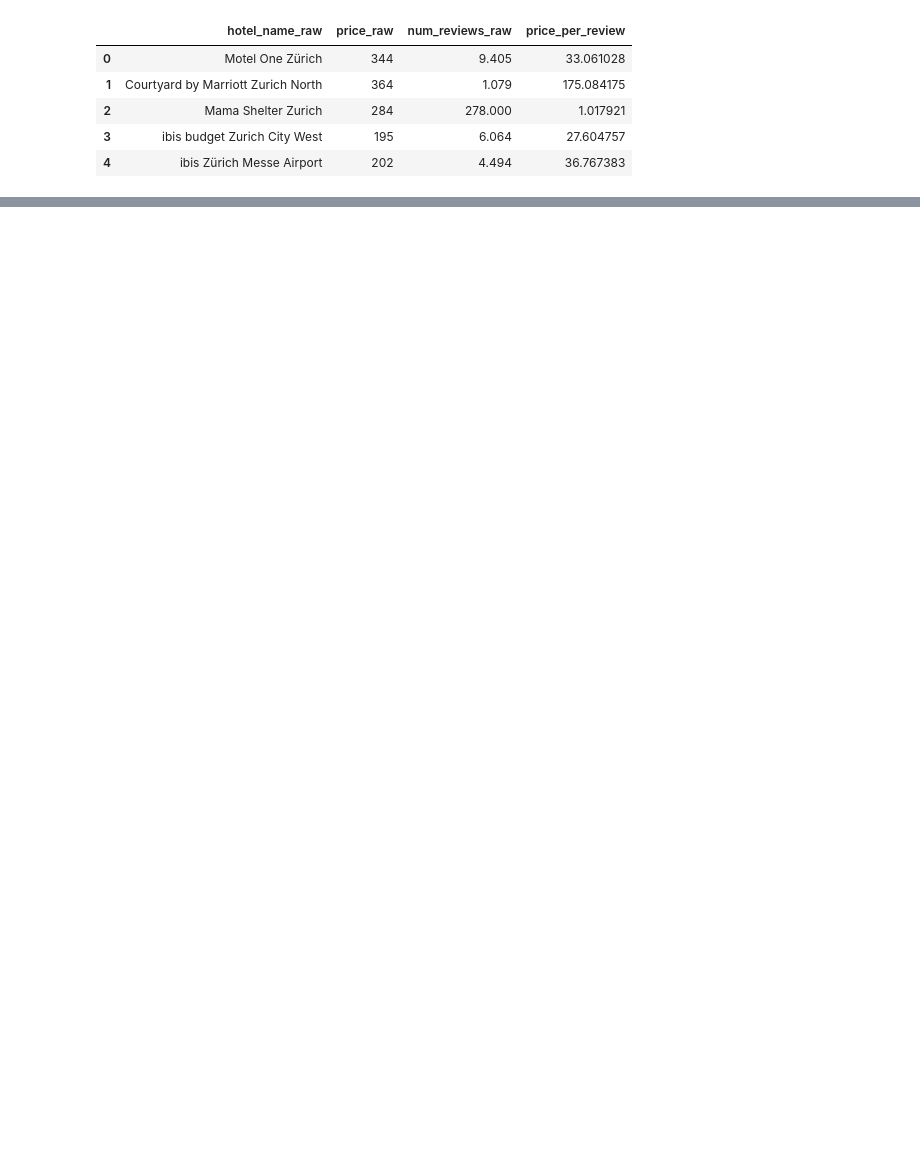
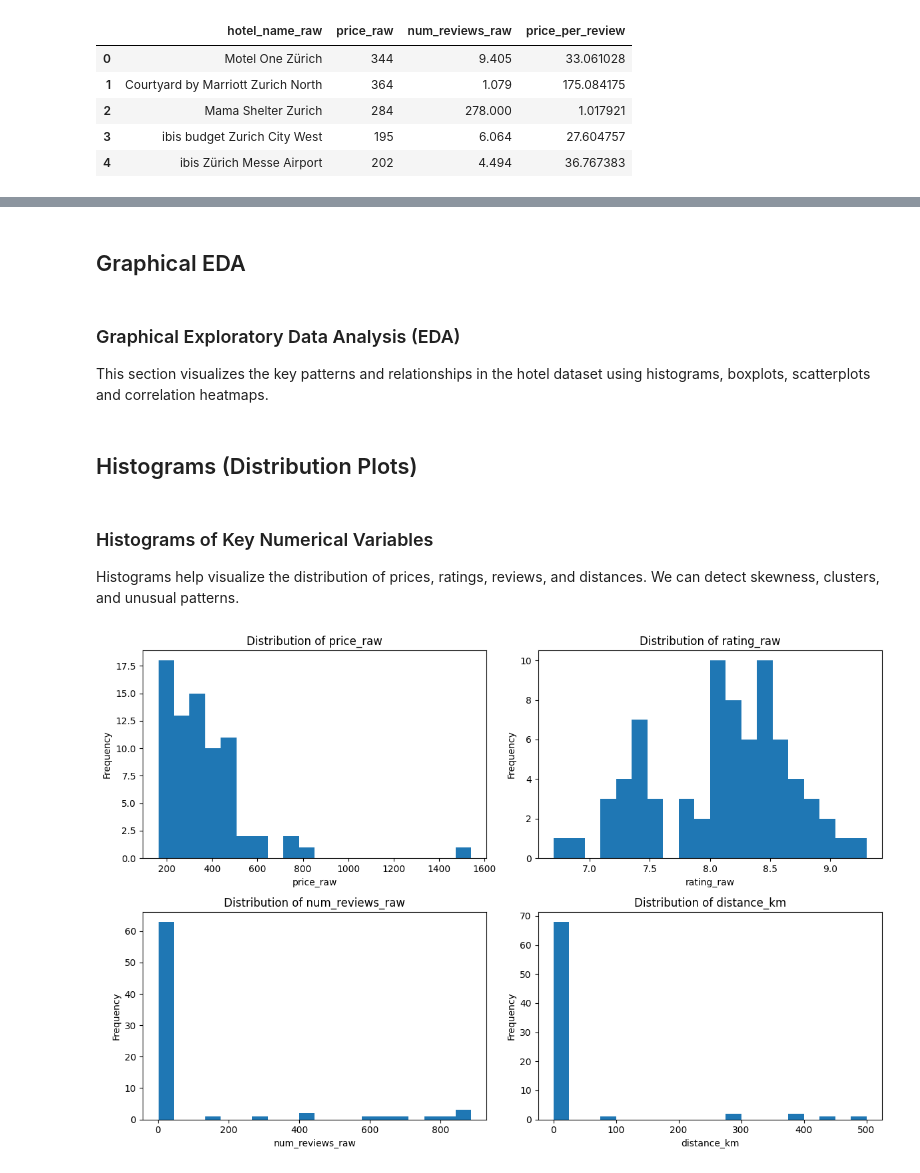
Before and after one commit to Arben-ai/data-analytics-hotelprices, a Jupyter notebook: notebooks/hotels_data_preparation.ipynb, the cells around one changed output, grey strips where cells are left out. Drawn from its saved outputs; the diff is of its cells as text; code cells hidden in the pictures; blank space fills up the shorter version.

```diff
--- a/notebooks/hotels_data_preparation.ipynb
+++ b/notebooks/hotels_data_preparation.ipynb
@@ -74,0 +87,17 @@ df[['hotel_name_raw', 'price_raw', 'num_reviews_raw', 'price_per_review']].head(
+# %%
+# Enrich the data: extract distance in kilometers and estimate walking time in minutes
+
+# Extract numeric distance values (replace commas with dots for decimal conversion)
+df['distance_km'] = (
+    df['distance_raw']
+    .astype(str)
+    .str.extract(r'([\d,]+)')[0]
+    .str.replace(',', '.', regex=False)
+    .astype(float)
+)
+
+# Assume average walking speed: 1 km = 12 minutes and round to whole minutes
+df['distance_minutes'] = (df['distance_km'] * 12).round(0).astype(int)
+
+# Preview new columns
+df[['hotel_name_raw', 'distance_raw', 'distance_km', 'distance_minutes']].head()
@@ -76,0 +246,10 @@ df.to_csv("hotel_data_prepared.csv", index=False)
+# %%
+df['rating_raw'] = (
+    df['rating_raw']
+    .astype(str)
+    .str.replace(',', '.', regex=False)
+)
+
+df['rating_raw'] = pd.to_numeric(df['rating_raw'], errors='coerce')
+
+df[['price_raw','rating_raw','num_reviews_raw','distance_km','distance_minutes']].corr()
@@ -76,0 +295,30 @@ df.to_csv("hotel_data_prepared.csv", index=False)
+# %% [markdown]
+## Graphical EDA
+# %% [markdown]
+### Graphical Exploratory Data Analysis (EDA)
+This section visualizes the key patterns and relationships in the hotel dataset
+using histograms, boxplots, scatterplots and correlation heatmaps.
+# %% [markdown]
+## Histograms (Distribution Plots)
+# %% [markdown]
+### Histograms of Key Numerical Variables
+Histograms help visualize the distribution of prices, ratings, reviews, and distances.
+We can detect skewness, clusters, and unusual patterns.
+# %%
+import matplotlib.pyplot as plt
+
+numeric_cols = ['price_raw', 'rating_raw', 'num_reviews_raw', 'distance_km']
+
+plt.figure(figsize=(12, 8))
+
+for i, col in enumerate(numeric_cols, 1):
+    plt.subplot(2, 2, i)
+    plt.hist(df[col].dropna(), bins=20)
+    plt.title(f"Distribution of {col}")
+    plt.xlabel(col)
+    plt.ylabel("Frequency")
+
+plt.tight_layout()
+plt.show()
+# %% [output]
+[figure, added]
```
Also changed, not shown: parts of 41 cells of this notebook, 1 other file.
